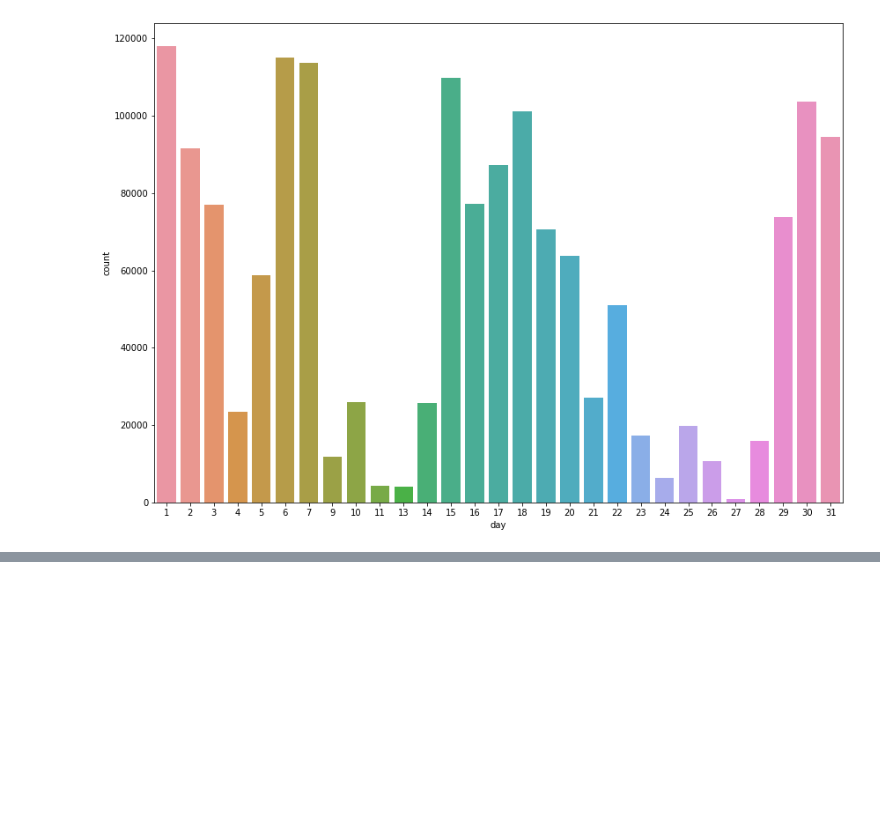
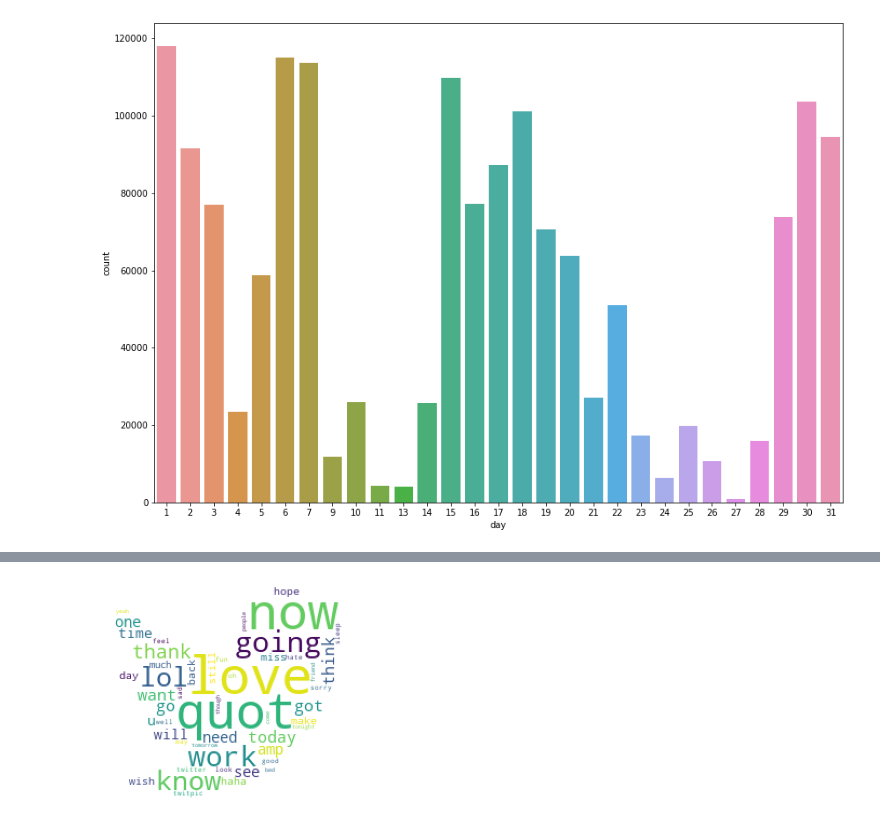
Before and after one commit to textSolver34761/ML-NLP, a Jupyter notebook: Untitled.ipynb, the cells around one changed output, grey strips where cells are left out. Cells and saved outputs as stored; diff of their text form; code cells hidden in the pictures; blank space fills up the shorter version.

```diff
--- a/Untitled.ipynb
+++ b/Untitled.ipynb
@@ -71,0 +75,11 @@ NameError: name 'WordCloud' is not defined
+# %%
+#Nuage de mot avec forme
+mask = np.array(Image.open("index.png"))
+mask[mask == 1] = 255
+
+wordcloud = WordCloud(background_color = "white", max_words = 50, mask = mask).generate(" ".join(fichier['text']))
+plt.imshow(wordcloud)
+plt.axis("off")
+plt.show();
+# %% [output]
+[figure, added]
```
Also changed, not shown: parts of 2 cells of this notebook, 1 other file.
